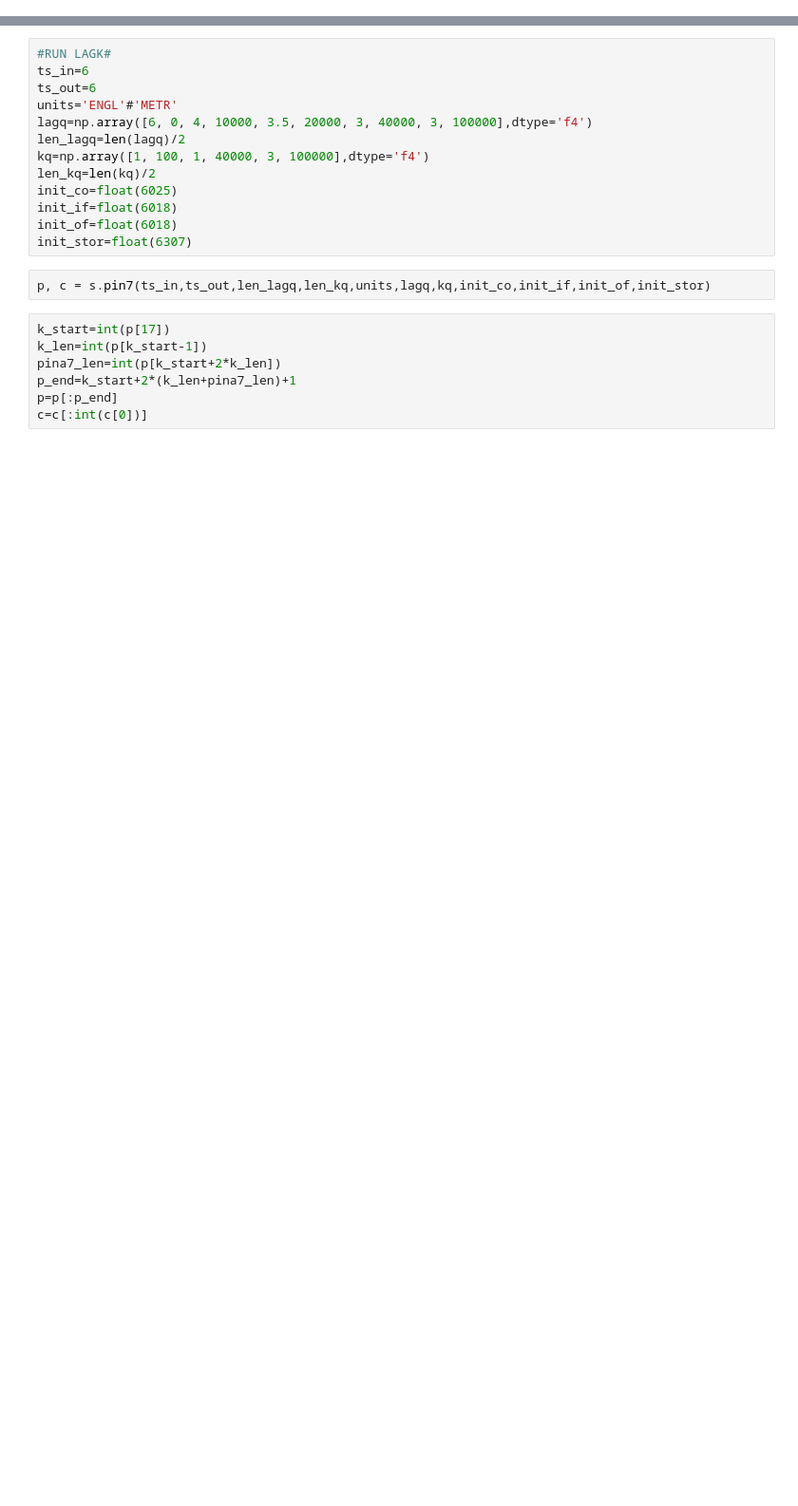
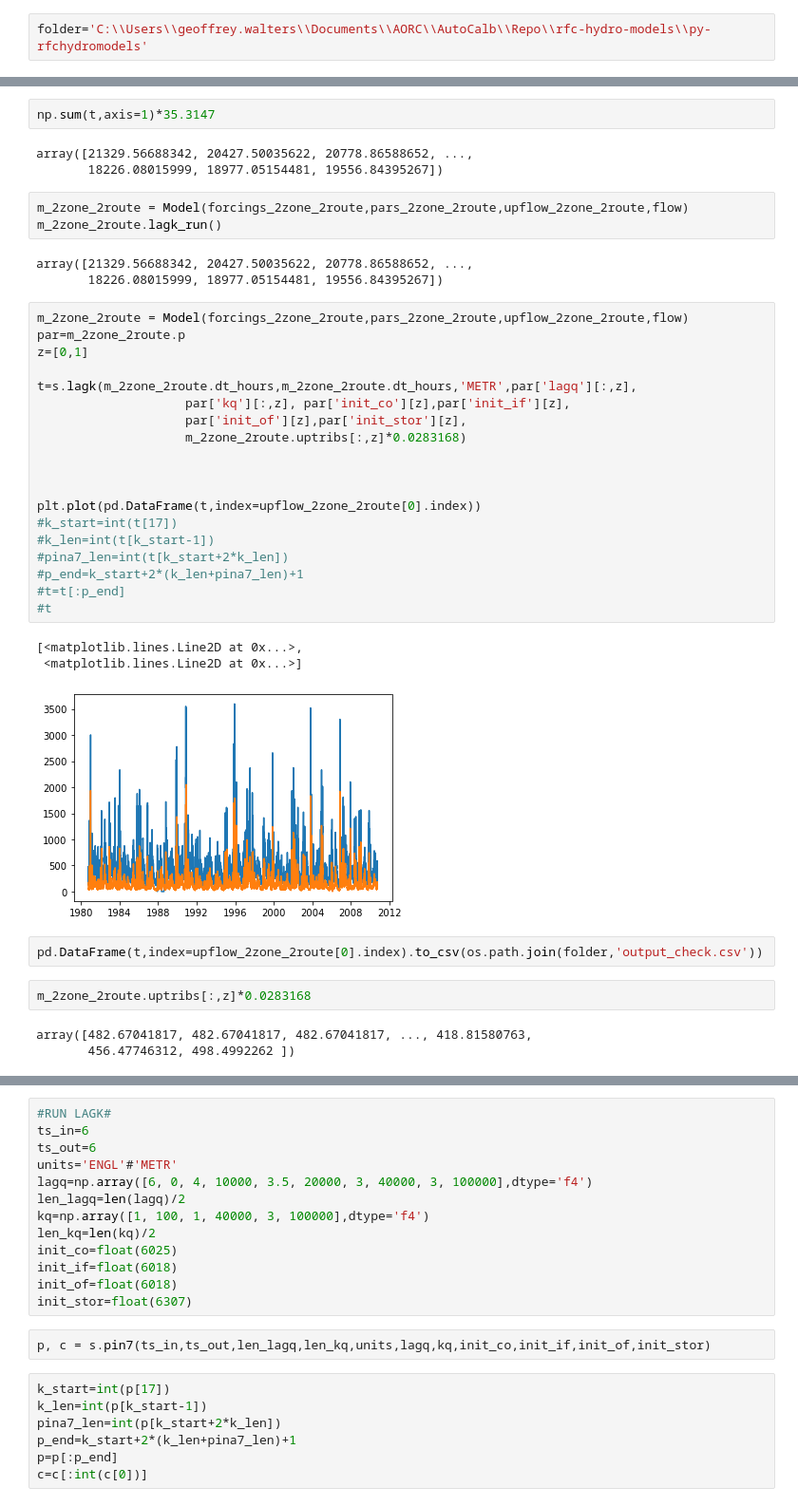
Before and after one commit to NOAA-NWRFC/nwsrfs-hydro-models, a Jupyter notebook: Lag_K_Dev/lagk_testing.ipynb, the cells around one changed output, grey strips where cells are left out. Shown at 95% size. Cells and saved outputs as stored; diff of their text form; blank space fills up the shorter version.

```diff
--- a/Lag_K_Dev/lagk_testing.ipynb
+++ b/Lag_K_Dev/lagk_testing.ipynb
@@ -146,0 +33,2 @@ init = pd.concat([p['init_swe'], p['init_uztwc'], p['init_uzfwc'], p['init_lztwc
+# %%
+folder='C:\\Users\\geoffrey.walters\\Documents\\AORC\\AutoCalb\\Repo\\rfc-hydro-models\\py-rfchydromodels'
@@ -146,0 +95,41 @@ init = pd.concat([p['init_swe'], p['init_uztwc'], p['init_uzfwc'], p['init_lztwc
+# %%
+np.sum(t,axis=1)*35.3147
+# %% [output]
+array([21329.56688342, 20427.50035622, 20778.86588652, ...,
+       18226.08015999, 18977.05154481, 19556.84395267])
+# %%
+m_2zone_2route = Model(forcings_2zone_2route,pars_2zone_2route,upflow_2zone_2route,flow)
+m_2zone_2route.lagk_run()
+# %% [output]
+array([21329.56688342, 20427.50035622, 20778.86588652, ...,
+       18226.08015999, 18977.05154481, 19556.84395267])
+# %%
+m_2zone_2route = Model(forcings_2zone_2route,pars_2zone_2route,upflow_2zone_2route,flow)
+par=m_2zone_2route.p
+z=[0,1]
+
+t=s.lagk(m_2zone_2route.dt_hours,m_2zone_2route.dt_hours,'METR',par['lagq'][:,z],
+                    par['kq'][:,z], par['init_co'][z],par['init_if'][z],
+                    par['init_of'][z],par['init_stor'][z],
+                    m_2zone_2route.uptribs[:,z]*0.0283168)
+
+
+
+plt.plot(pd.DataFrame(t,index=upflow_2zone_2route[0].index))
+#k_start=int(t[17])
+#k_len=int(t[k_start-1])
+#pina7_len=int(t[k_start+2*k_len])
+#p_end=k_start+2*(k_len+pina7_len)+1
+#t=t[:p_end]
+#t
+# %% [output]
+[<matplotlib.lines.Line2D at 0x...>,
+ <matplotlib.lines.Line2D at 0x...>]
+[figure, added]
+# %%
+pd.DataFrame(t,index=upflow_2zone_2route[0].index).to_csv(os.path.join(folder,'output_check.csv'))
+# %%
+m_2zone_2route.uptribs[:,z]*0.0283168
+# %% [output]
+array([482.67041817, 482.67041817, 482.67041817, ..., 418.81580763,
+       456.47746312, 498.4992262 ])
```
Also changed, not shown: parts of 33 cells of this notebook, 49 other files.
